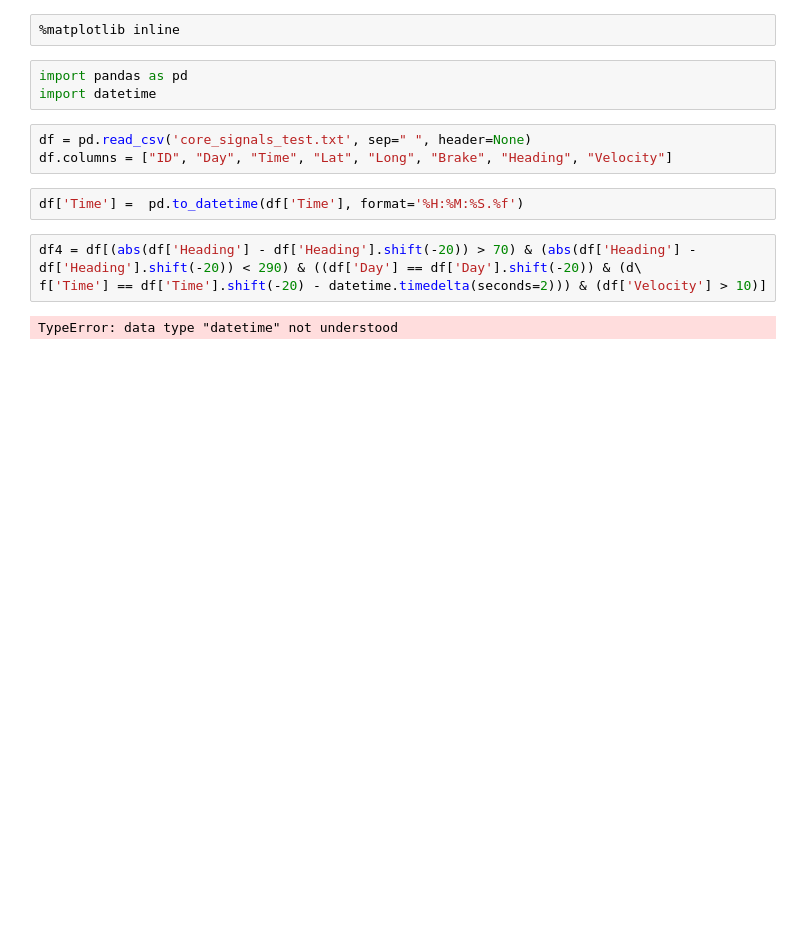
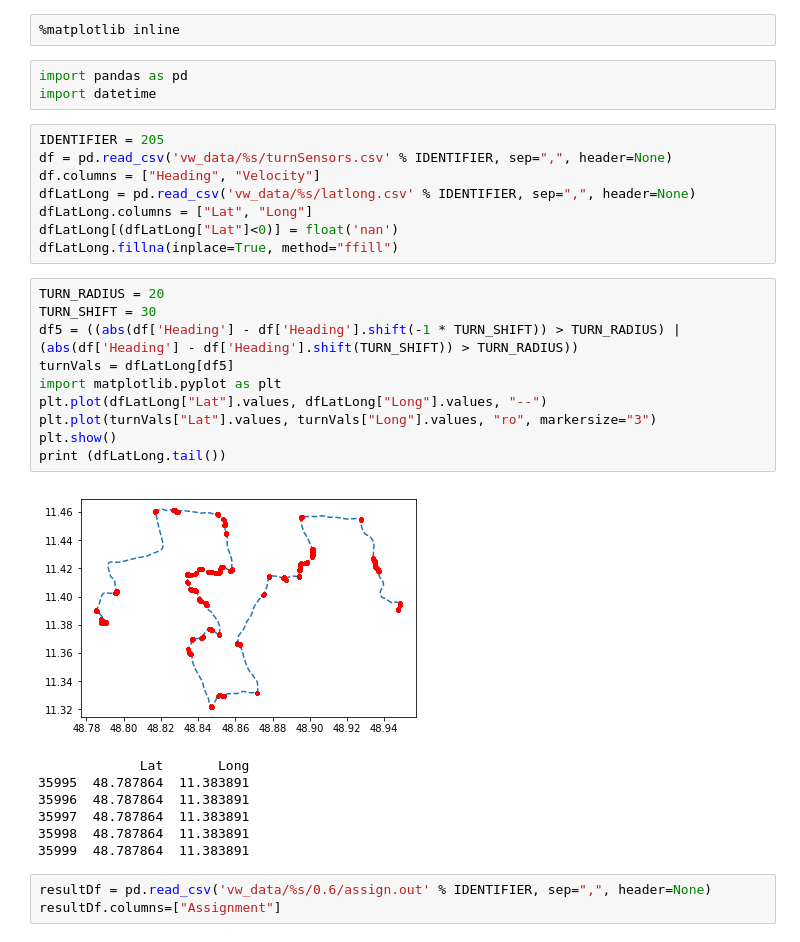
Before and after one commit to scoutsaachi/TICC, a Jupyter notebook: vw.ipynb, the cells around one changed output. Drawn from its saved outputs; the diff is of its cells as text; blank space fills up the shorter version.

```diff
--- a/vw.ipynb
+++ b/vw.ipynb
@@ -3,13 +3,32 @@
 # %%
 import pandas as pd
 import datetime
-# %%
-df = pd.read_csv('core_signals_test.txt', sep=" ", header=None)
-df.columns = ["ID", "Day", "Time", "Lat", "Long", "Brake", "Heading", "Velocity"]
-# %%
-df['Time'] =  pd.to_datetime(df['Time'], format='%H:%M:%S.%f')
-# %%
-df4 = df[(abs(df['Heading'] - df['Heading'].shift(-20)) > 70) & (abs(df['Heading'] - df['Heading'].shift(-20)) < 290) & ((df['Day'] == df['Day'].shift(-20)) & (d\
-f['Time'] == df['Time'].shift(-20) - datetime.timedelta(seconds=2))) & (df['Velocity'] > 10)]
-# %% [output]
-TypeError: data type "datetime" not understood
+# %%
+IDENTIFIER = 205
+df = pd.read_csv('vw_data/%s/turnSensors.csv' % IDENTIFIER, sep=",", header=None)
+df.columns = ["Heading", "Velocity"]
+dfLatLong = pd.read_csv('vw_data/%s/latlong.csv' % IDENTIFIER, sep=",", header=None)
+dfLatLong.columns = ["Lat", "Long"]
+dfLatLong[(dfLatLong["Lat"]<0)] = float('nan')
+dfLatLong.fillna(inplace=True, method="ffill")
+# %%
+TURN_RADIUS = 20
+TURN_SHIFT = 30
+df5 = ((abs(df['Heading'] - df['Heading'].shift(-1 * TURN_SHIFT)) > TURN_RADIUS) | (abs(df['Heading'] - df['Heading'].shift(TURN_SHIFT)) > TURN_RADIUS))
+turnVals = dfLatLong[df5]
+import matplotlib.pyplot as plt
+plt.plot(dfLatLong["Lat"].values, dfLatLong["Long"].values, "--")
+plt.plot(turnVals["Lat"].values, turnVals["Long"].values, "ro", markersize="3")
+plt.show()
+print (dfLatLong.tail())
+# %% [output]
+[figure, added]
+             Lat       Long
+35995  48.787864  11.383891
+35996  48.787864  11.383891
+35997  48.787864  11.383891
+35998  48.787864  11.383891
+35999  48.787864  11.383891
+# %%
+resultDf = pd.read_csv('vw_data/%s/0.6/assign.out' % IDENTIFIER, sep=",", header=None)
+resultDf.columns=["Assignment"]
```
Also changed, not shown: parts of 8 cells of this notebook, 11 other files.
